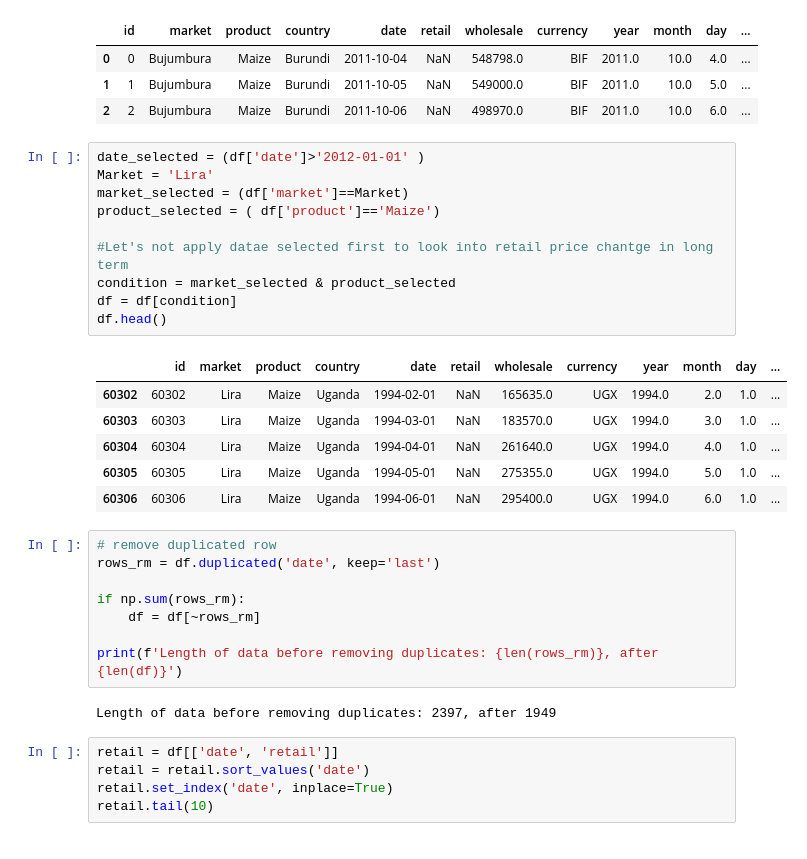
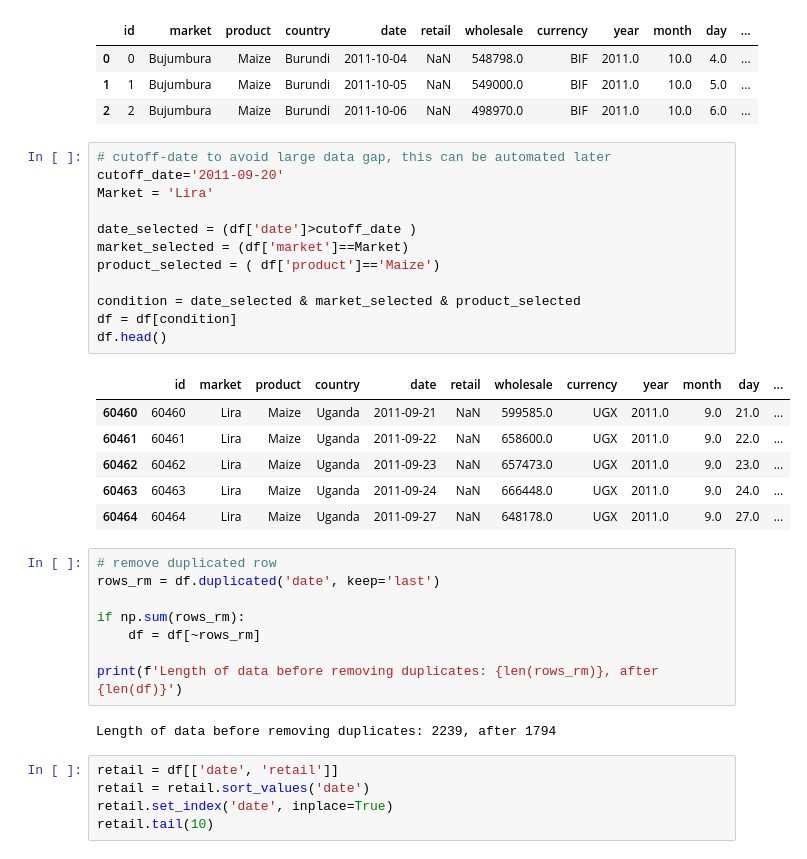
Before and after one commit to qianjing2020/lambda_lab, a Jupyter notebook: notebooks/baseline_model.ipynb, the cells around one changed output. Saved outputs shown, nothing was run; the diff lists cells and outputs as text.

```diff
--- a/notebooks/baseline_model.ipynb
+++ b/notebooks/baseline_model.ipynb
@@ -27,22 +27,24 @@ df.head(3)
 | 1 | 1 | Bujumbura | Maize | Burundi | 2011-10-05 | NaN | 549000.0 | BIF | 2011.0 | 10.0 | 5.0 | ... |
 | 2 | 2 | Bujumbura | Maize | Burundi | 2011-10-06 | NaN | 498970.0 | BIF | 2011.0 | 10.0 | 6.0 | ... |
 # %%
-date_selected = (df['date']>'2012-01-01' )
+# cutoff-date to avoid large data gap, this can be automated later
+cutoff_date='2011-09-20'
 Market = 'Lira'
+
+date_selected = (df['date']>cutoff_date )
 market_selected = (df['market']==Market)
 product_selected = ( df['product']=='Maize')
 
-#Let's not apply datae selected first to look into retail price chantge in long term
-condition = market_selected & product_selected
+condition = date_selected & market_selected & product_selected
 df = df[condition]
 df.head()
 # %% [output]
 |  | id | market | product | country | date | retail | wholesale | currency | year | month | day | ... |
-| 60302 | 60302 | Lira | Maize | Uganda | 1994-02-01 | NaN | 165635.0 | UGX | 1994.0 | 2.0 | 1.0 | ... |
-| 60303 | 60303 | Lira | Maize | Uganda | 1994-03-01 | NaN | 183570.0 | UGX | 1994.0 | 3.0 | 1.0 | ... |
-| 60304 | 60304 | Lira | Maize | Uganda | 1994-04-01 | NaN | 261640.0 | UGX | 1994.0 | 4.0 | 1.0 | ... |
-| 60305 | 60305 | Lira | Maize | Uganda | 1994-05-01 | NaN | 275355.0 | UGX | 1994.0 | 5.0 | 1.0 | ... |
-| 60306 | 60306 | Lira | Maize | Uganda | 1994-06-01 | NaN | 295400.0 | UGX | 1994.0 | 6.0 | 1.0 | ... |
+| 60460 | 60460 | Lira | Maize | Uganda | 2011-09-21 | NaN | 599585.0 | UGX | 2011.0 | 9.0 | 21.0 | ... |
+| 60461 | 60461 | Lira | Maize | Uganda | 2011-09-22 | NaN | 658600.0 | UGX | 2011.0 | 9.0 | 22.0 | ... |
+| 60462 | 60462 | Lira | Maize | Uganda | 2011-09-23 | NaN | 657473.0 | UGX | 2011.0 | 9.0 | 23.0 | ... |
+| 60463 | 60463 | Lira | Maize | Uganda | 2011-09-24 | NaN | 666448.0 | UGX | 2011.0 | 9.0 | 24.0 | ... |
+| 60464 | 60464 | Lira | Maize | Uganda | 2011-09-27 | NaN | 648178.0 | UGX | 2011.0 | 9.0 | 27.0 | ... |
 # %%
 # remove duplicated row
 rows_rm = df.duplicated('date', keep='last')
@@ -52,7 +54,7 @@ if np.sum(rows_rm):
 
 print(f'Length of data before removing duplicates: {len(rows_rm)}, after {len(df)}')
 # %% [output]
-Length of data before removing duplicates: 2397, after 1949
+Length of data before removing duplicates: 2239, after 1794
 # %%
 retail = df[['date', 'retail']]
 retail = retail.sort_values('date')
```
Also changed, not shown: parts of 28 cells of this notebook, 8 other files.
